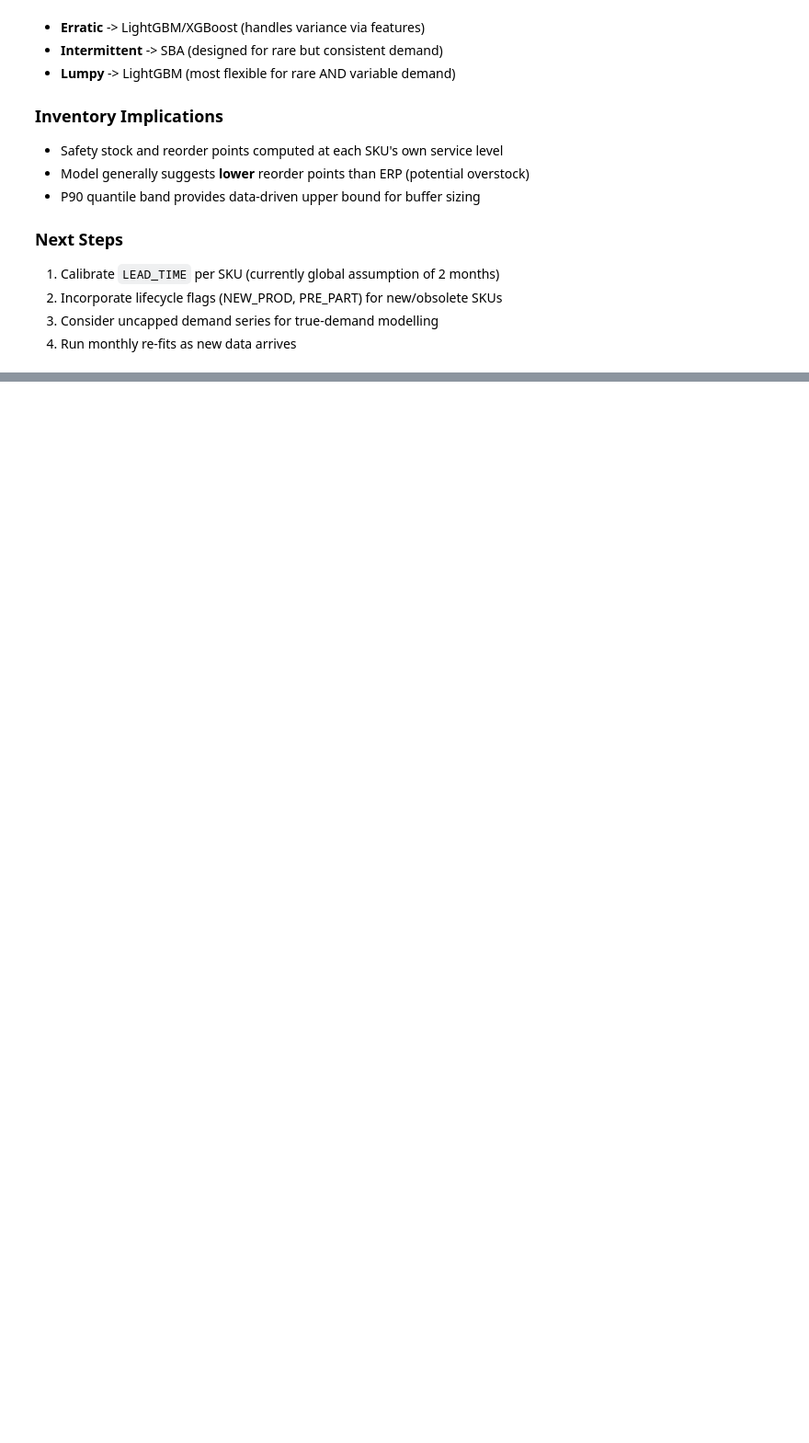
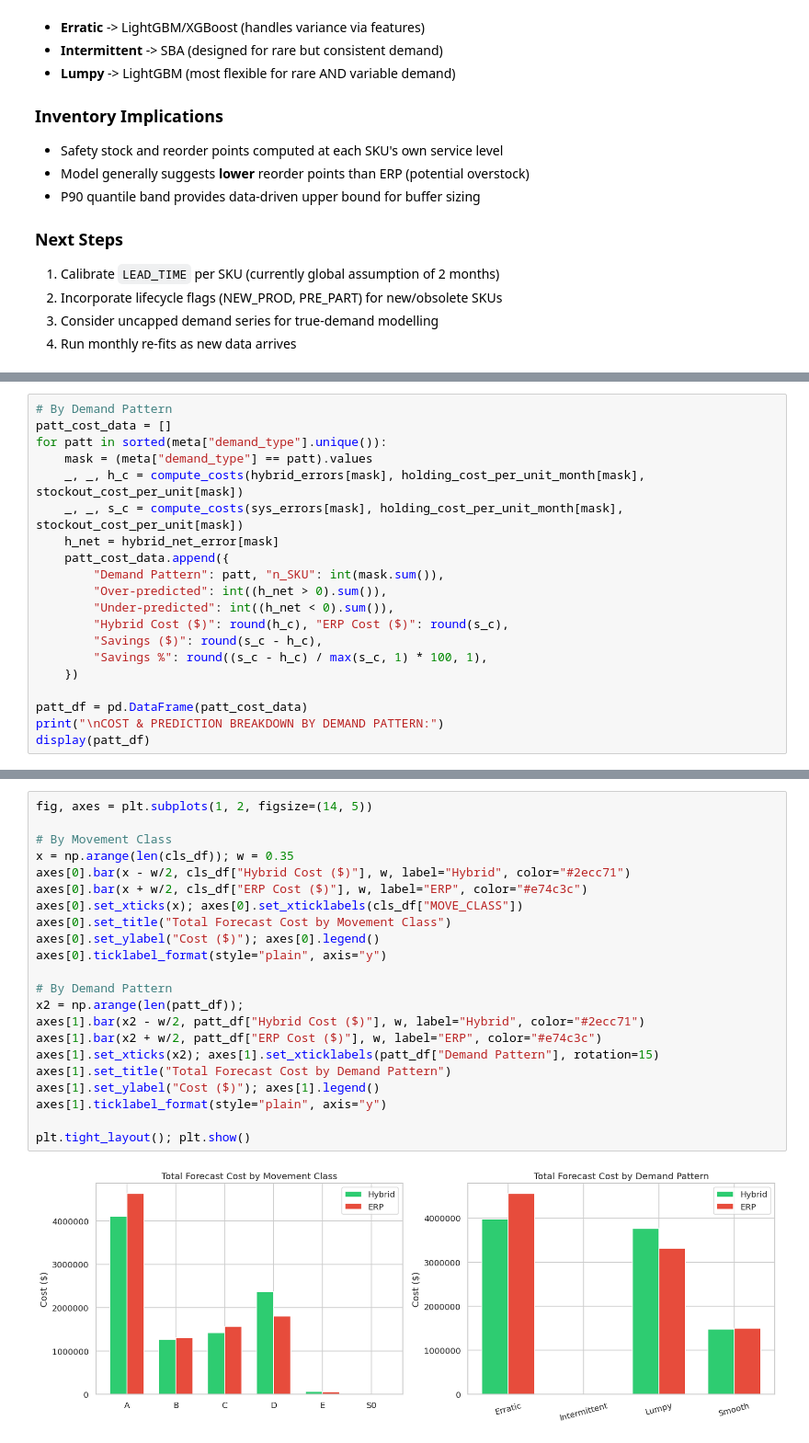
Before and after one commit to Maestro12345-hoax/gic, a Jupyter notebook: improved/final_v2.ipynb, the cells around one changed output, grey strips where cells are left out. Shown at 92% size. Saved outputs shown, nothing was run; the diff lists cells and outputs as text; blank space fills up the shorter version.

```diff
--- a/improved/final_v2.ipynb
+++ b/improved/final_v2.ipynb
@@ -1014,0 +1210,20 @@ The pattern-routed **Hybrid** model beats the existing ERP system forecast:
+# %%
+# By Demand Pattern
+patt_cost_data = []
+for patt in sorted(meta["demand_type"].unique()):
+    mask = (meta["demand_type"] == patt).values
+    _, _, h_c = compute_costs(hybrid_errors[mask], holding_cost_per_unit_month[mask], stockout_cost_per_unit[mask])
+    _, _, s_c = compute_costs(sys_errors[mask], holding_cost_per_unit_month[mask], stockout_cost_per_unit[mask])
+    h_net = hybrid_net_error[mask]
+    patt_cost_data.append({
+        "Demand Pattern": patt, "n_SKU": int(mask.sum()),
+        "Over-predicted": int((h_net > 0).sum()),
+        "Under-predicted": int((h_net < 0).sum()),
+        "Hybrid Cost ($)": round(h_c), "ERP Cost ($)": round(s_c),
+        "Savings ($)": round(s_c - h_c),
+        "Savings %": round((s_c - h_c) / max(s_c, 1) * 100, 1),
+    })
+
+patt_df = pd.DataFrame(patt_cost_data)
+print("\nCOST & PREDICTION BREAKDOWN BY DEMAND PATTERN:")
+display(patt_df)
@@ -1014,0 +1237,24 @@ The pattern-routed **Hybrid** model beats the existing ERP system forecast:
+# %%
+fig, axes = plt.subplots(1, 2, figsize=(14, 5))
+
+# By Movement Class
+x = np.arange(len(cls_df)); w = 0.35
+axes[0].bar(x - w/2, cls_df["Hybrid Cost ($)"], w, label="Hybrid", color="#2ecc71")
+axes[0].bar(x + w/2, cls_df["ERP Cost ($)"], w, label="ERP", color="#e74c3c")
+axes[0].set_xticks(x); axes[0].set_xticklabels(cls_df["MOVE_CLASS"])
+axes[0].set_title("Total Forecast Cost by Movement Class")
+axes[0].set_ylabel("Cost ($)"); axes[0].legend()
+axes[0].ticklabel_format(style="plain", axis="y")
+
+# By Demand Pattern
+x2 = np.arange(len(patt_df));
+axes[1].bar(x2 - w/2, patt_df["Hybrid Cost ($)"], w, label="Hybrid", color="#2ecc71")
+axes[1].bar(x2 + w/2, patt_df["ERP Cost ($)"], w, label="ERP", color="#e74c3c")
+axes[1].set_xticks(x2); axes[1].set_xticklabels(patt_df["Demand Pattern"], rotation=15)
+axes[1].set_title("Total Forecast Cost by Demand Pattern")
+axes[1].set_ylabel("Cost ($)"); axes[1].legend()
+axes[1].ticklabel_format(style="plain", axis="y")
+
+plt.tight_layout(); plt.show()
+# %% [output]
+[figure, added]
```
Also changed, not shown: parts of 17 cells of this notebook.
